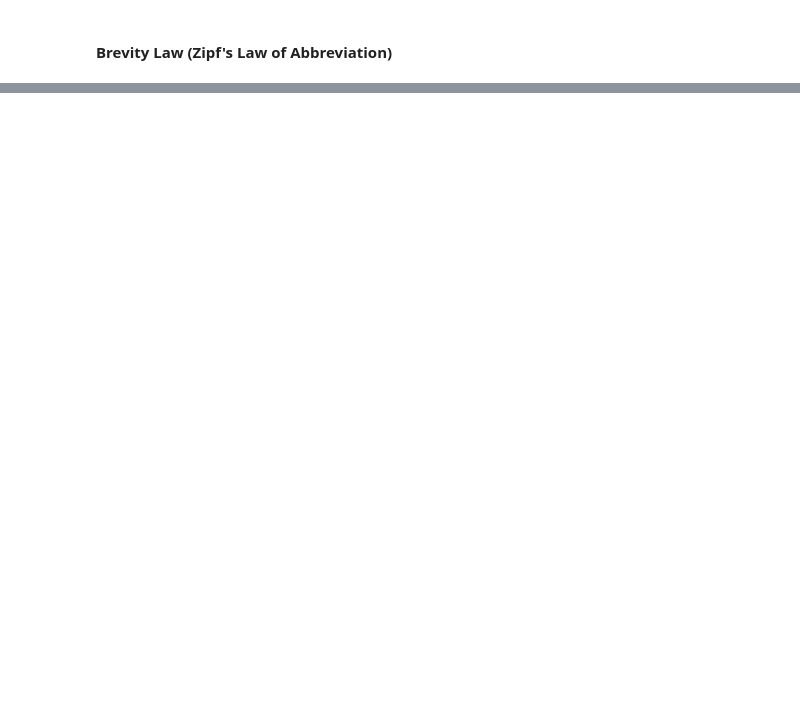
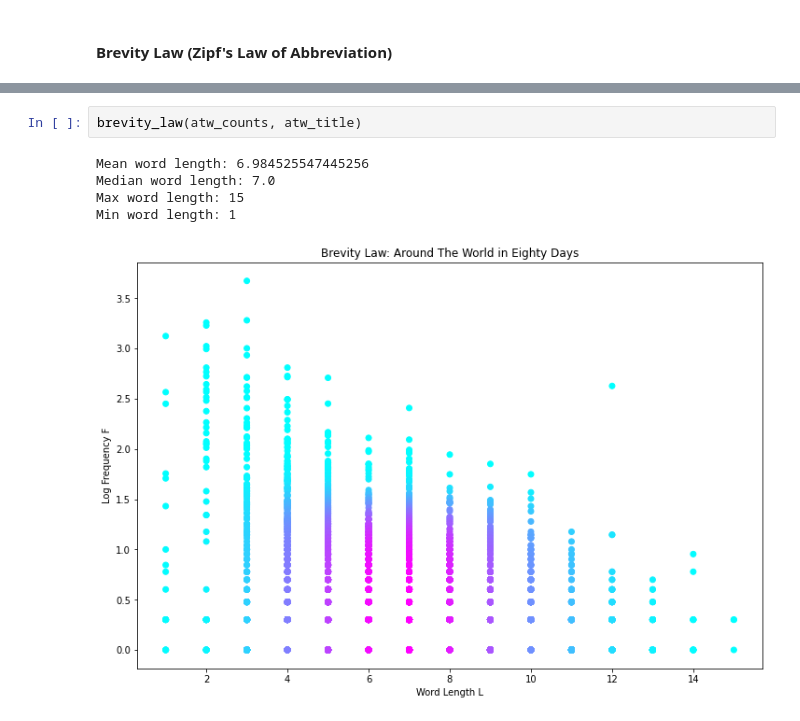
Before and after one commit to samar14641/ql-vocab-nets, a Jupyter notebook: quantitative_linguistics.ipynb, the cells around one changed output, grey strips where cells are left out. Drawn from its saved outputs; the diff is of its cells as text; blank space fills up the shorter version.

```diff
--- a/quantitative_linguistics.ipynb
+++ b/quantitative_linguistics.ipynb
@@ -326,0 +356,8 @@ brevity_law(ttl_counts, ttl_title)  # add some lognormal plot?
+# %%
+brevity_law(atw_counts, atw_title)
+# %% [output]
+Mean word length: 6.984525547445256
+Median word length: 7.0
+Max word length: 15
+Min word length: 1
+[figure, added]
```
Also changed, not shown: parts of 26 cells of this notebook, 2 other files.
